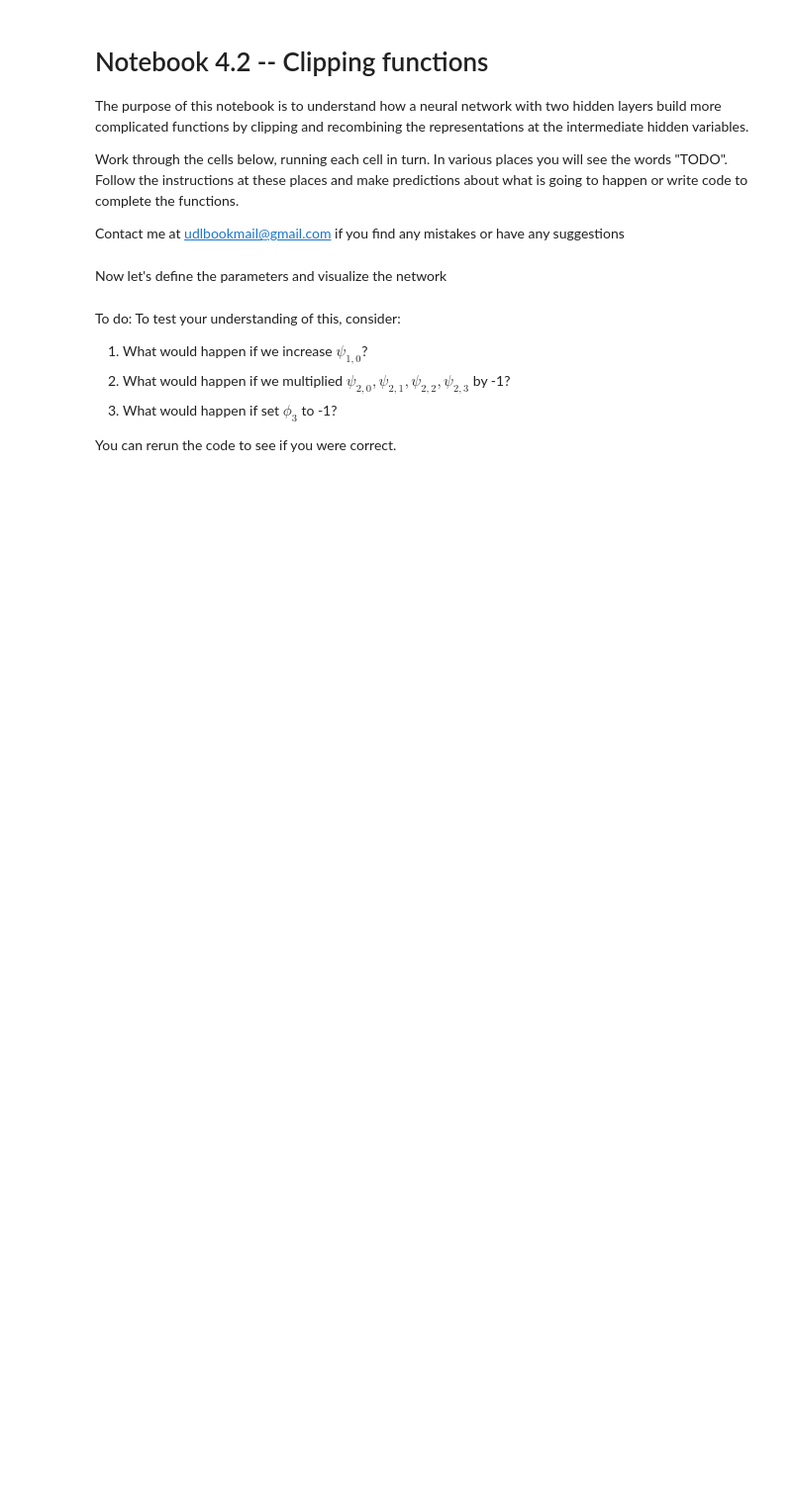
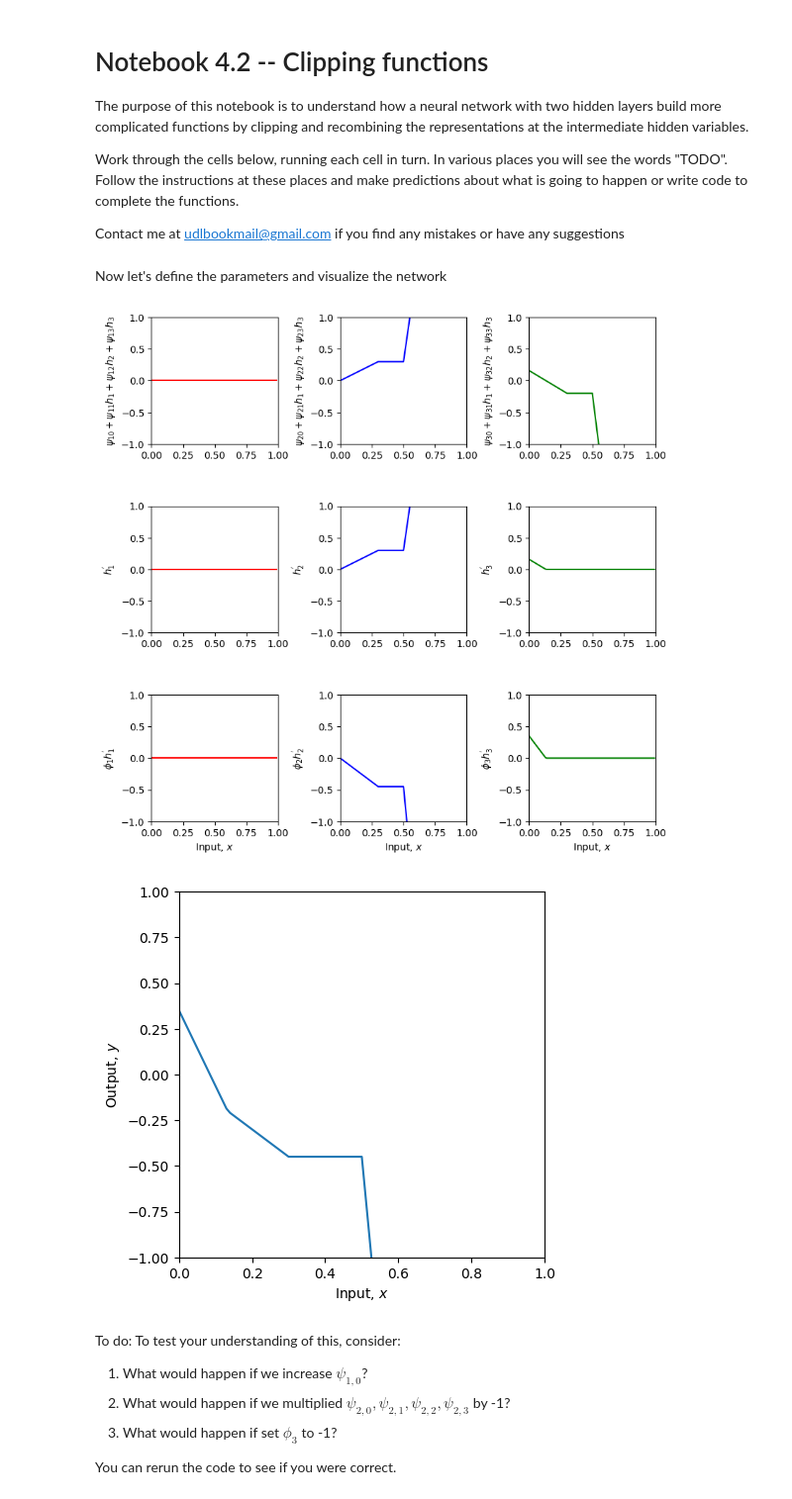
Before and after one commit to Kulnoorbajwa/CSCI-167--Deep-learning-, a Jupyter notebook: Assigments_4.2_Clipping_functions.ipynb, the cells around one changed output. Shown at 99% size. Drawn from its saved outputs; the diff is of its cells as text; code cells hidden in the pictures; blank space fills up the shorter version.

```diff
--- a/Assigments_4.2_Clipping_functions.ipynb
+++ b/Assigments_4.2_Clipping_functions.ipynb
@@ -93,27 +90,50 @@ Now let's define the parameters and visualize the network
 # %%
 # Define parameters (note first dimension of theta and psi is padded to make indices match
 # notation in book)
 theta = np.zeros([4,2])
 psi = np.zeros([4,4])
 phi = np.zeros([4,1])
 
-theta[1,0] =  0.3 ; theta[1,1] = -1.0
-theta[2,0]= -1.0  ; theta[2,1] = 2.0
-theta[3,0] = -0.5  ; theta[3,1] = 0.65
-psi[1,0] = 0.3;  psi[1,1] = 2.0; psi[1,2] = -1.0; psi[1,3]=7.0
-psi[2,0] = -0.2;  psi[2,1] = 2.0; psi[2,2] = 1.2; psi[2,3]=-8.0
-psi[3,0] = 0.3;  psi[3,1] = -2.3; psi[3,2] = -0.8; psi[3,3]=2.0
-phi[0] = 0.0; phi[1] = 0.5; phi[2] = -1.5; phi [3] = 2.2
+# ----- Layer 1 (uses theta[1..3, :]) -----
+theta[1,0] = 0.3
+theta[1,1] = -1.0
+theta[2,0] = -1.0
+theta[2,1] = 2.0
+theta[3,0] = -0.5
+theta[3,1] = 0.65
+
+# ----- Layer 2 (uses psi[1..3, 0..3]; col 0 is bias) -----
+psi[1,0] = 0.3
+psi[1,1] = 2.0
+psi[1,2] = -1.0
+psi[1,3] = 7.0
+psi[2,0] = -0.2
+psi[2,1] = 2.0
+psi[2,2] = 1.2
+psi[2,3] = -8.0
+psi[3,0] = 0.3
+psi[3,1] = -2.3
+psi[3,2] = -0.8
+psi[3,3] = 2.0
+
+# ----- Output (phi is shape (4,1): phi[0,0] is bias) -----
+phi[0,0] = 0.0
+phi[1,0] = 0.5
+phi[2,0] = -1.5
+phi[3,0] = 2.2
 
 # Define a range of input values
 x = np.arange(0,1,0.01)
 
 # Run the neural network
 y, layer2_pre_1, layer2_pre_2, layer2_pre_3, h1_prime, h2_prime, h3_prime, phi1_h1_prime, phi2_h2_prime, phi3_h3_prime \
-    = shallow_1_1_3_3(x, ReLU, phi, psi, theta)
+  = shallow_1_1_3_3(x, ReLU, phi, psi, theta)
 
 # And then plot it
 plot_neural_two_layers(x, y, layer2_pre_1, layer2_pre_2, layer2_pre_3, h1_prime, h2_prime, h3_prime, phi1_h1_prime, phi2_h2_prime, phi3_h3_prime)
+# %% [output]
+[figure, added]
+[figure, added]
 # %% [markdown]
 To do:  To test your understanding of this, consider:
 
```
Also changed, not shown: parts of 1 cell of this notebook.
